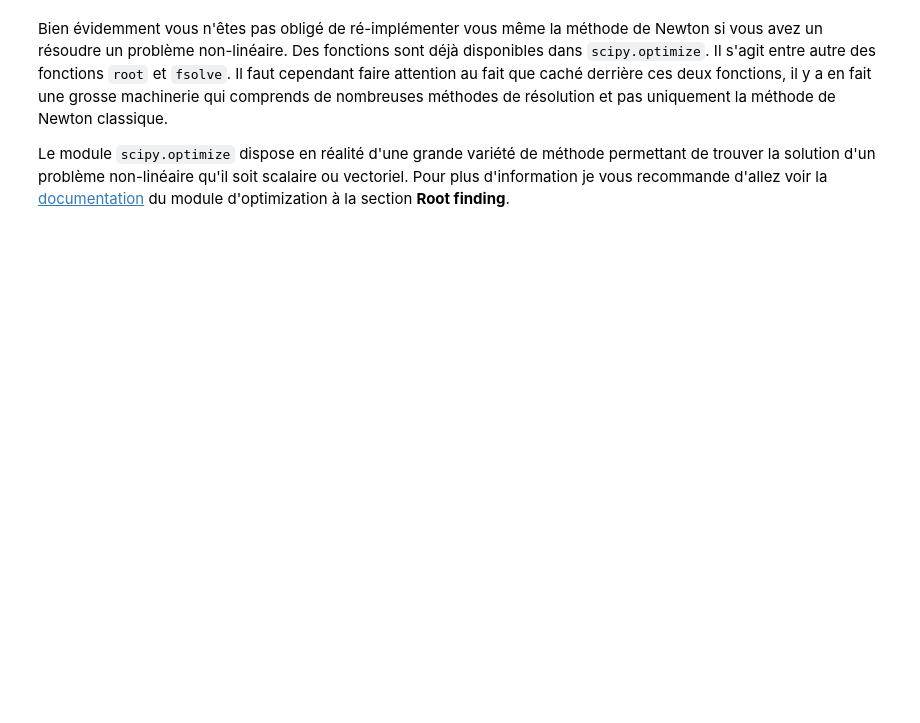
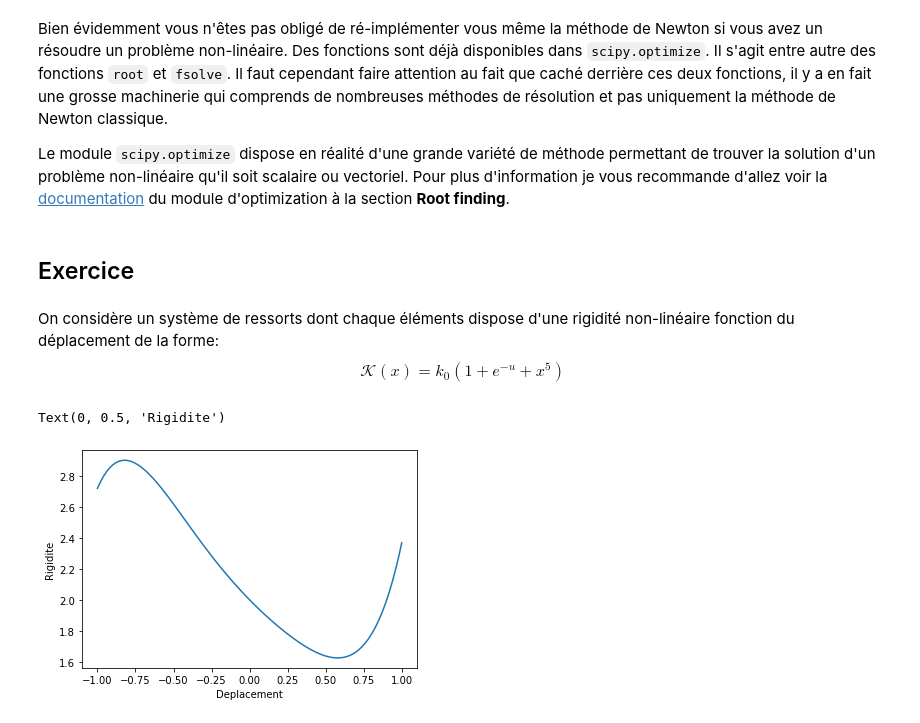
Before and after one commit to basileMarchand/mastere_dms_meth_num, a Jupyter notebook: notebook/02_SystemesNonLineaires.ipynb, the cells around one changed output. Drawn from its saved outputs; the diff is of its cells as text; code cells hidden in the pictures; blank space fills up the shorter version.

Commit message:
Add exercice for non linear system

```diff
--- a/notebook/02_SystemesNonLineaires.ipynb
+++ b/notebook/02_SystemesNonLineaires.ipynb
@@ -434,3 +434,26 @@ Bien évidemment vous n'êtes pas obligé de ré-implémenter vous même la mét
 
 
 Le module `scipy.optimize` dispose en réalité d'une grande variété de méthode permettant de trouver la solution d'un problème non-linéaire qu'il soit scalaire ou vectoriel. Pour plus d'information je vous recommande d'allez voir la [documentation](https://docs.scipy.org/doc/scipy/reference/optimize.html) du module d'optimization à la section **Root finding**.
+# %% [markdown]
+## Exercice
+# %% [markdown]
+On considère un système de ressorts dont chaque éléments dispose d'une rigidité non-linéaire fonction du déplacement de la forme:
+$$ \mathcal{K} \left( x \right) = k_{0} \left( 1 + e^{- u } + x^5 \right)  $$
+# %%
+%matplotlib inline
+import matplotlib.pyplot as plt
+import numpy as np
+
+k0 =1.
+rigi = lambda x, k0: k0*(1.+np.exp(-x) + x**5 )
+
+list_u = np.linspace(-1,1.,100)
+
+list_k = rigi( list_u, k0)
+
+plt.plot(list_u, list_k)
+plt.xlabel("Deplacement")
+plt.ylabel("Rigidite")
+# %% [output]
+Text(0, 0.5, 'Rigidite')
+[figure, added]
```
Also changed, not shown: parts of 12 cells of this notebook.
